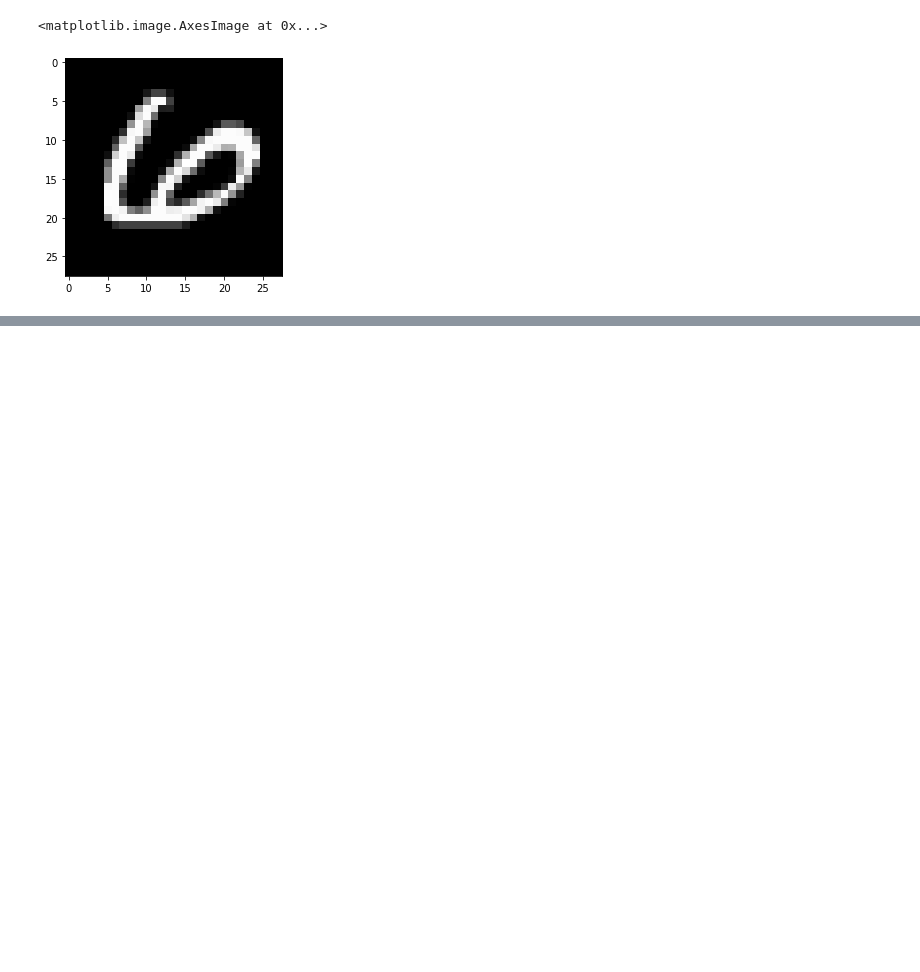
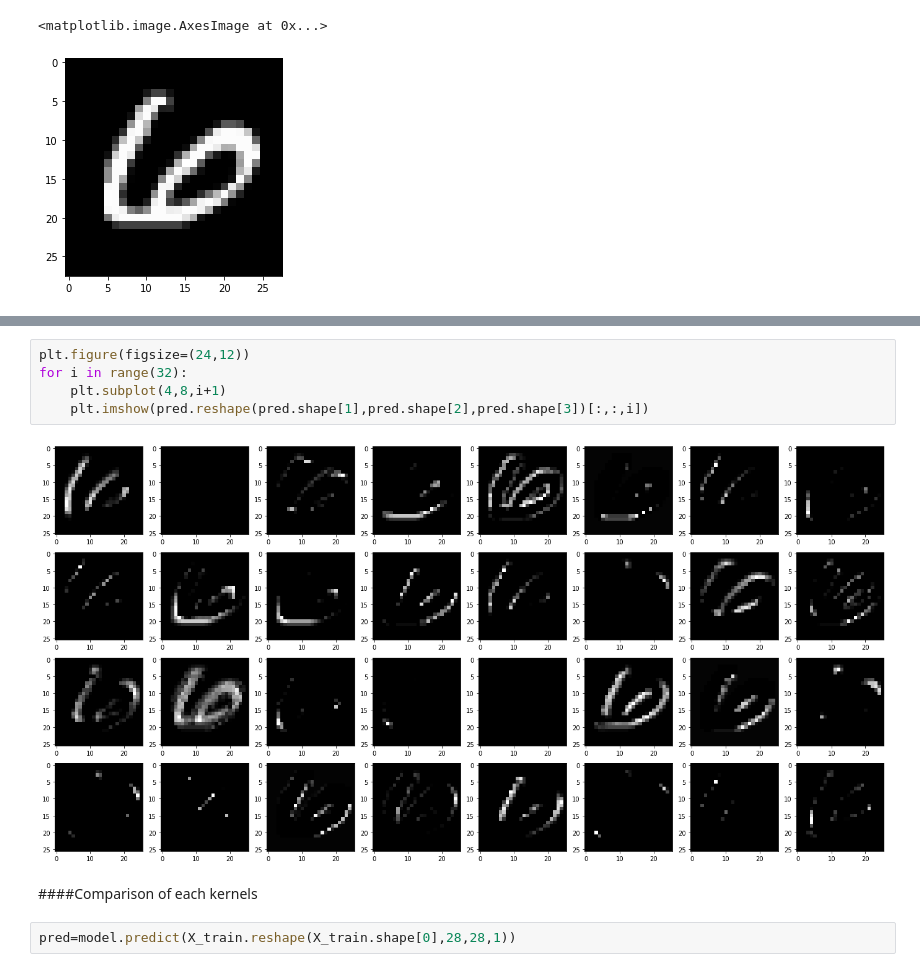
Before and after one commit to AnirbanMukherjeeXD/cnn-mnist-digits, a Jupyter notebook: CNN_MNIST_Functional_Model.ipynb, the cells around one changed output, grey strips where cells are left out. Cells and saved outputs as stored; diff of their text form; blank space fills up the shorter version.

```diff
--- a/CNN_MNIST_Functional_Model.ipynb
+++ b/CNN_MNIST_Functional_Model.ipynb
@@ -182,0 +175,11 @@ for ii in range(32):
+# %%
+plt.figure(figsize=(24,12))
+for i in range(32):
+    plt.subplot(4,8,i+1)
+    plt.imshow(pred.reshape(pred.shape[1],pred.shape[2],pred.shape[3])[:,:,i])
+# %% [output]
+[figure, added]
+# %% [markdown]
+####Comparison of each kernels
+# %%
+pred=model.predict(X_train.reshape(X_train.shape[0],28,28,1))
```
Also changed, not shown: parts of 33 cells of this notebook.
